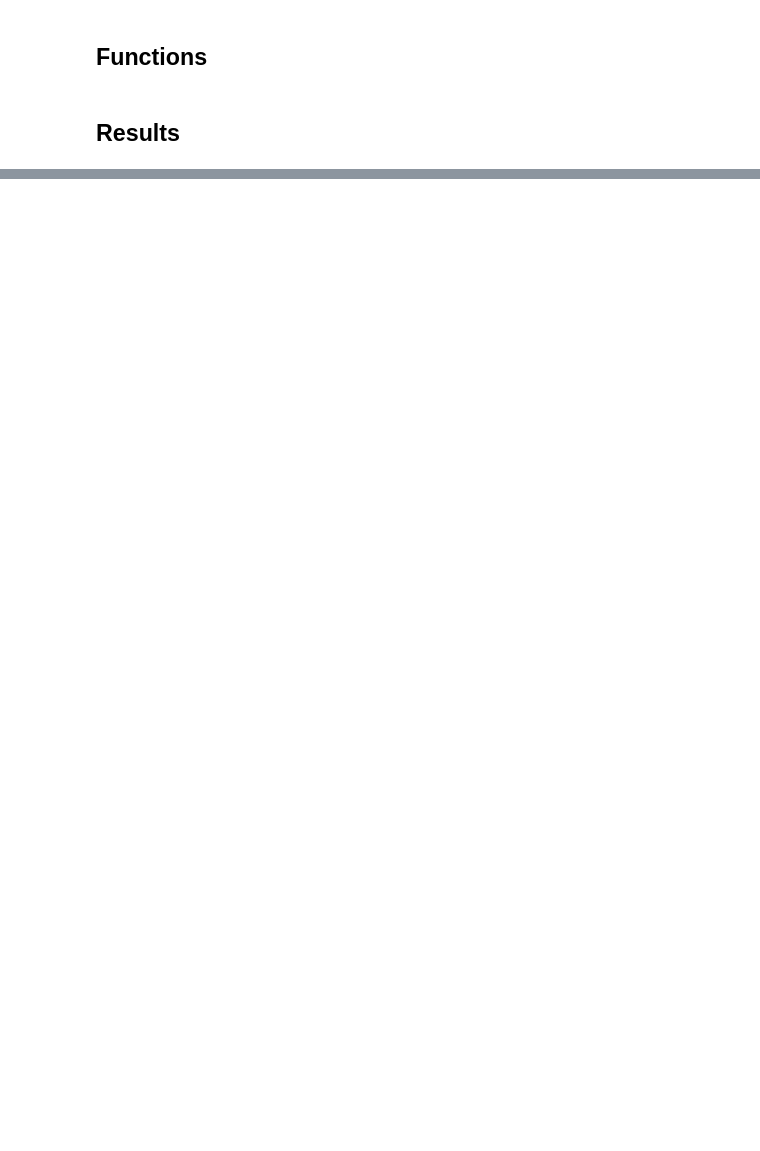
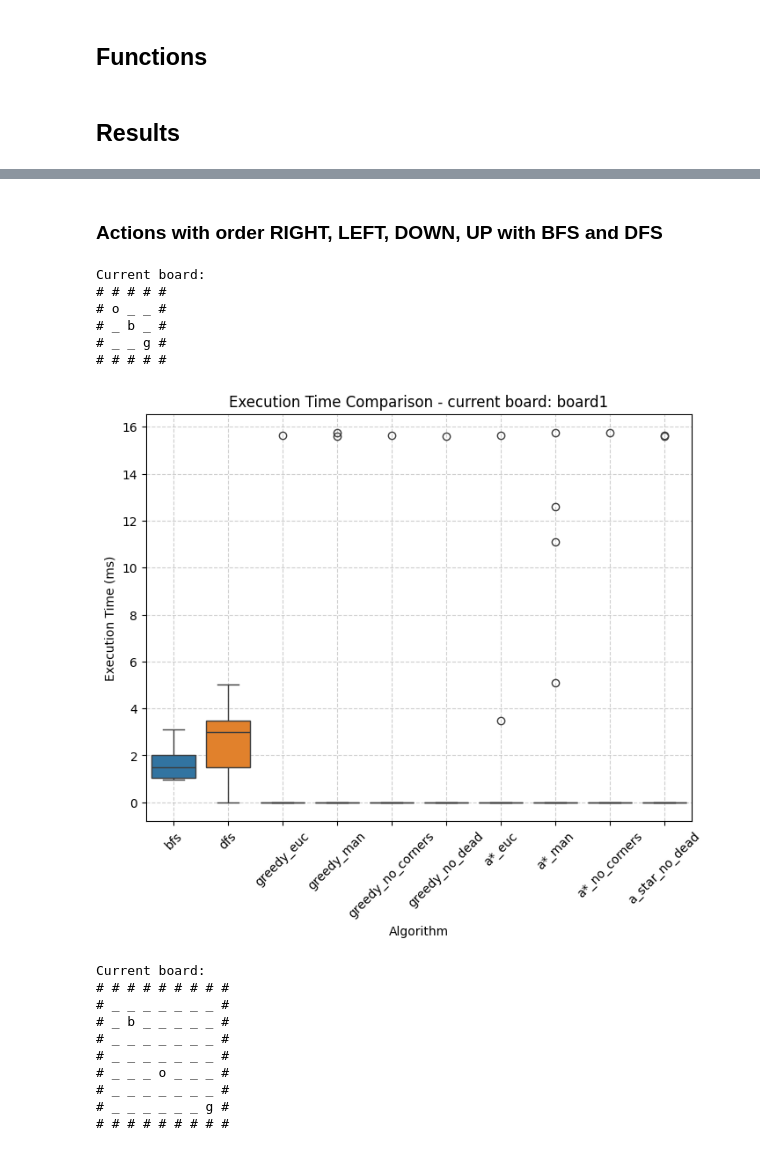
Before and after one commit to berni-245/SIA-TP1, a Jupyter notebook: analysis.ipynb, the cells around one changed output, grey strips where cells are left out. Drawn from its saved outputs; the diff is of its cells as text; code cells hidden in the pictures; blank space fills up the shorter version.

```diff
--- a/analysis.ipynb
+++ b/analysis.ipynb
@@ -106,0 +148,24 @@ plot_search_statistics(boards, board_names, algorithms.keys())
+# %% [markdown]
+### Actions with order RIGHT, LEFT, DOWN, UP with BFS and DFS
+# %%
+execution_times_per_board = exec_times_per_algorithm_and_board(algorithms.keys(), boards, reverse_actions = True)
+# %%
+plot_exec_times(boards, board_names, execution_times_per_board)
+# %% [output]
+Current board:
+# # # # #
+# o _ _ #
+# _ b _ #
+# _ _ g #
+# # # # #
+[figure, added]
+Current board:
+# # # # # # # # #
+# _ _ _ _ _ _ _ #
+# _ b _ _ _ _ _ #
+# _ _ _ _ _ _ _ #
+# _ _ _ _ _ _ _ #
+# _ _ _ o _ _ _ #
+# _ _ _ _ _ _ _ #
+# _ _ _ _ _ _ g #
+# # # # # # # # #
```
Also changed, not shown: parts of 14 cells of this notebook.
